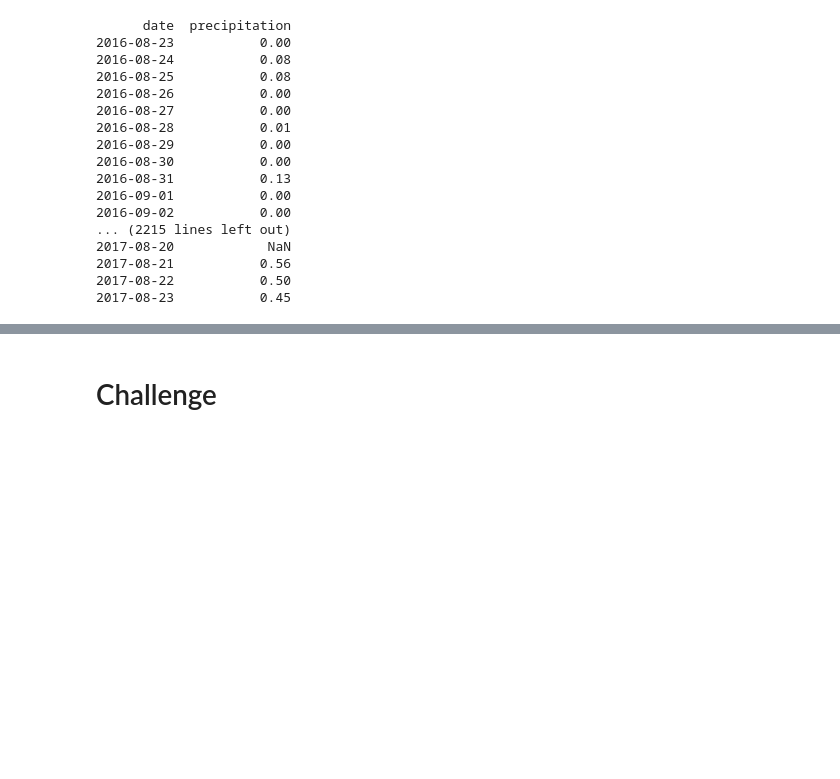
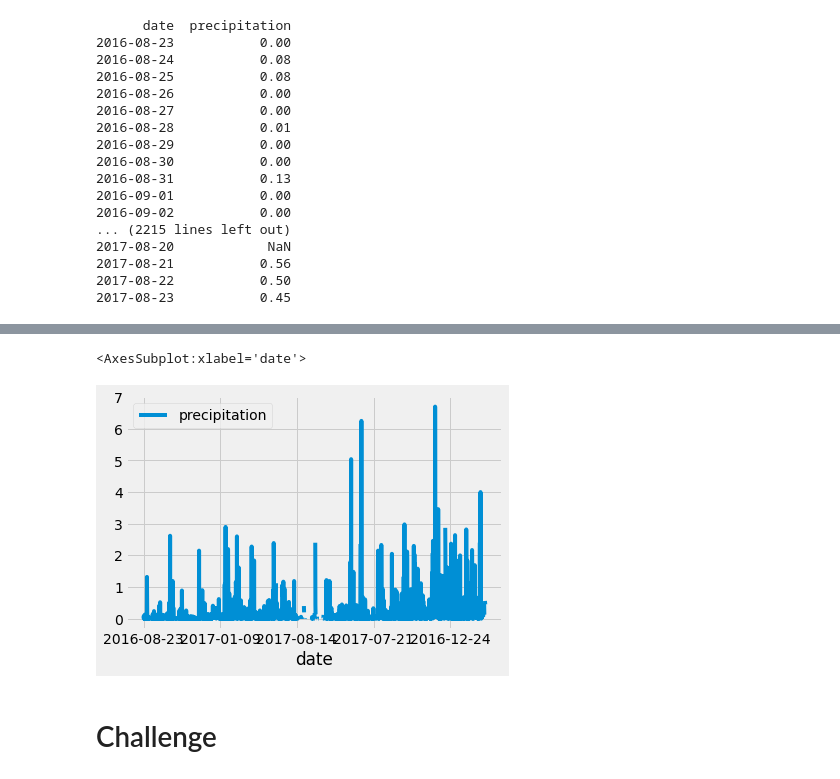
Before and after one commit to trackdavid23/SURF_UP, a Jupyter notebook: climate_analysis.ipynb, the cells around one changed output, grey strips where cells are left out. Cells and saved outputs as stored; diff of their text form; code cells hidden in the pictures; blank space fills up the shorter version.

```diff
--- a/climate_analysis.ipynb
+++ b/climate_analysis.ipynb
@@ -94,3 +116,8 @@ print(df.to_string(index=False))
+# %%
+df.plot()
+# %% [output]
+<AxesSubplot:xlabel='date'>
+[figure, added]
 # %%
 # Design a query to retrieve the last 12 months of precipitation data and plot the results.
 #Starting from the last data point in the database.
```
Also changed, not shown: parts of 2 cells of this notebook.
